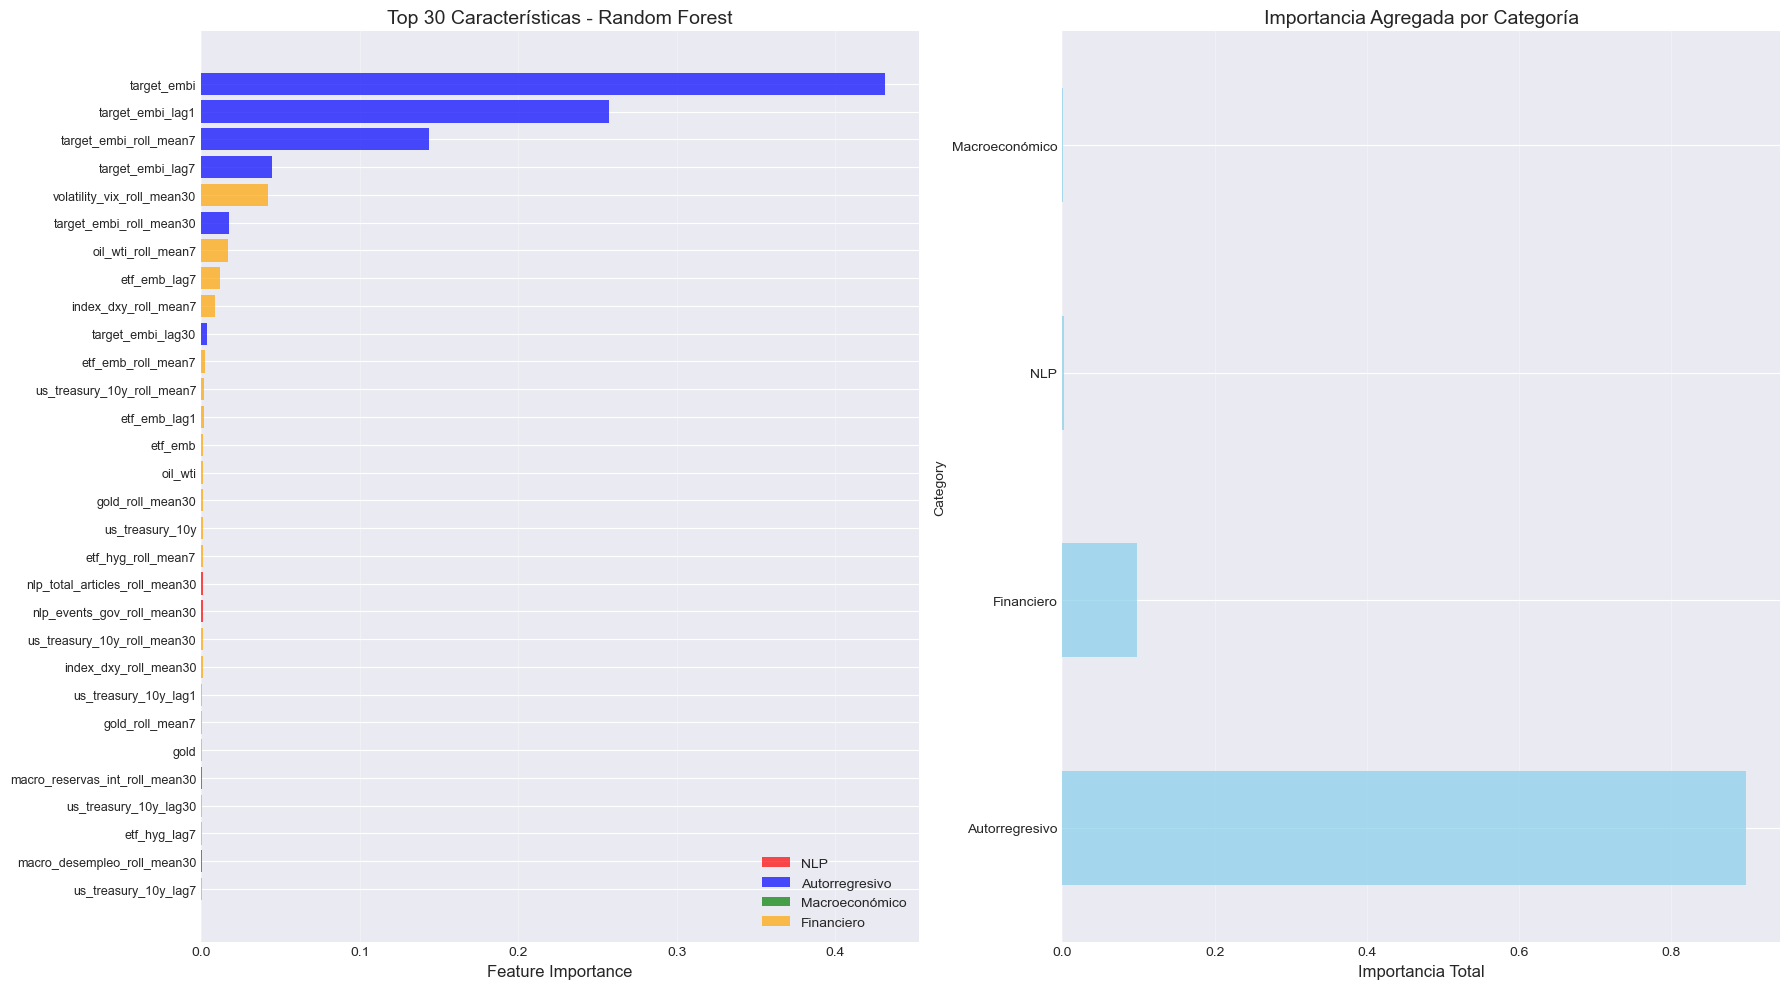
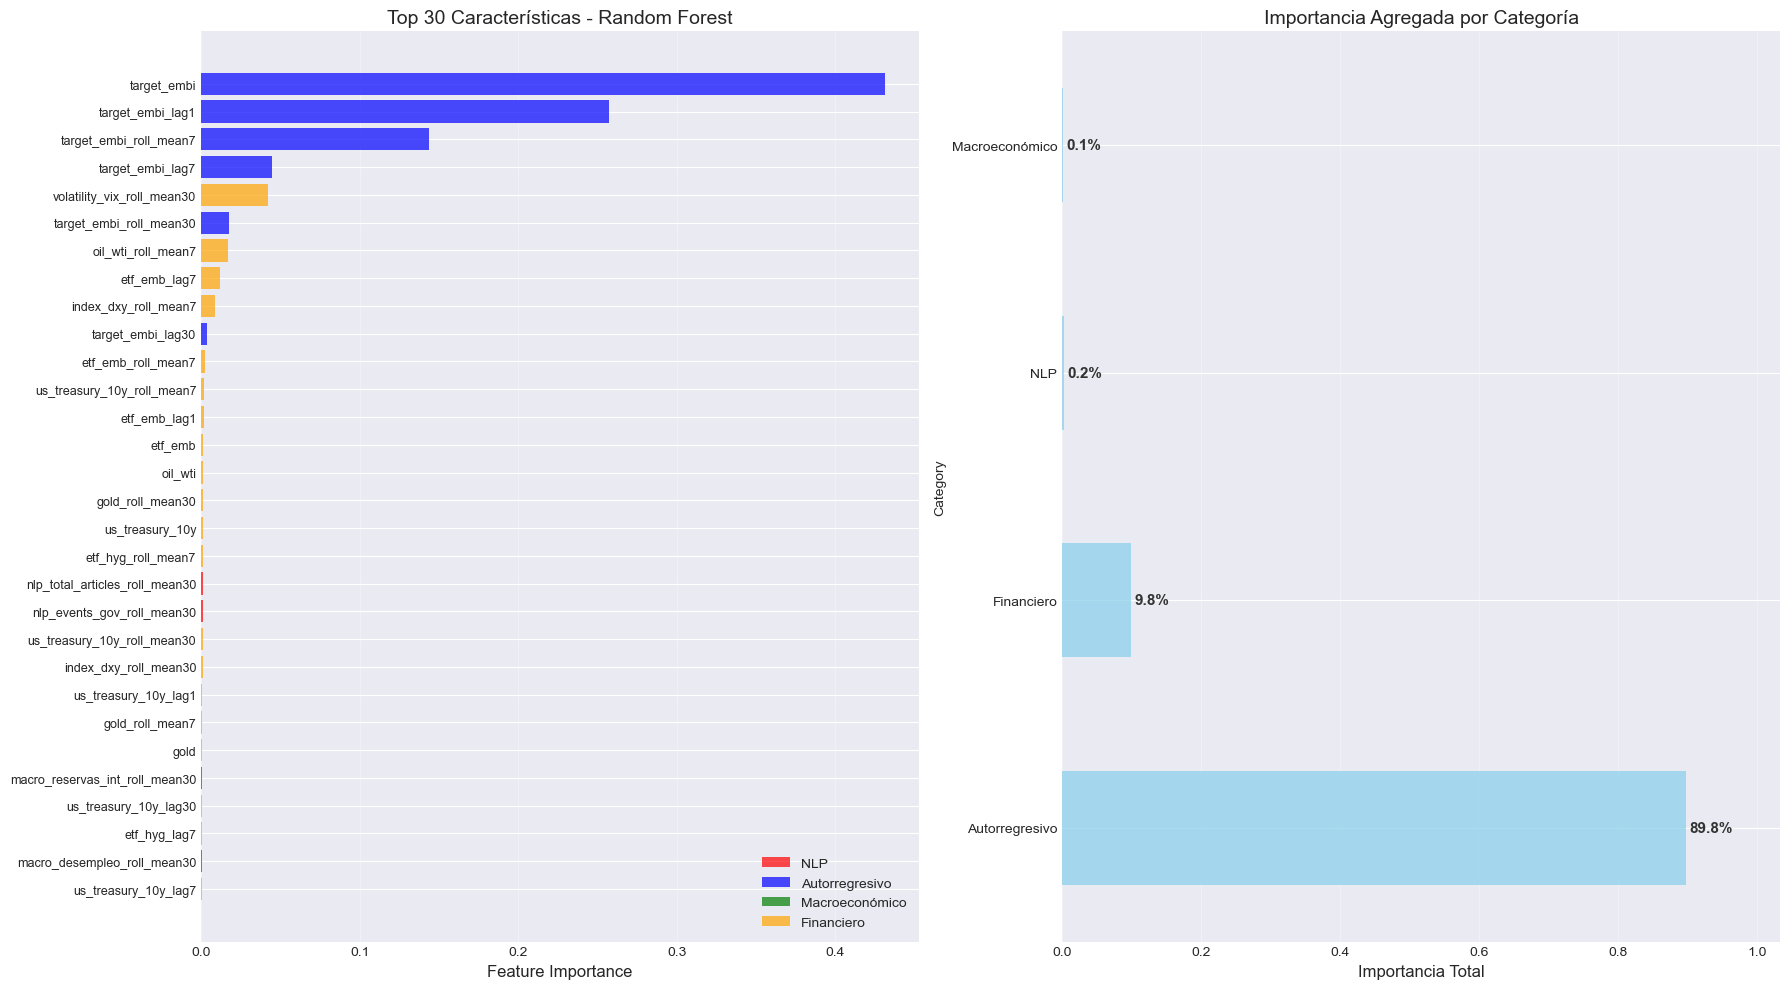
Unified diff of the notebook cell whose output changed from the first chart to the second:
--- before
+++ after
@@ -38,4 +38,6 @@
 category_importance = feat_imp_df.groupby('Category')['Importance'].agg(['mean', 'sum', 'count'])
 category_importance = category_importance.sort_values('sum', ascending=False)
+total_importance = feat_imp_df['Importance'].sum()
+category_importance['pct'] = (category_importance['sum'] / total_importance * 100).round(1)
 print(category_importance)
 
@@ -65,9 +67,18 @@
 
 # Gráfico 2: Importancia por categoría
-category_importance['sum'].plot(kind='barh', ax=axes[1], color='skyblue', alpha=0.7)
-axes[1].set_xlabel('Importancia Total', fontsize=12)
-axes[1].set_title('Importancia Agregada por Categoría', fontsize=14)
-axes[1].grid(True, alpha=0.3, axis='x')
+ax2 = axes[1]
+category_importance['sum'].plot(kind='barh', ax=ax2, color='skyblue', alpha=0.7)
+ax2.set_xlabel('Importancia Total', fontsize=12)
+ax2.set_title('Importancia Agregada por Categoría', fontsize=14)
+ax2.grid(True, alpha=0.3, axis='x')
 
+for i, (cat, row) in enumerate(category_importance.iterrows()):
+    ax2.text(
+        row['sum'] + total_importance * 0.005,  # pequeño margen a la derecha
+        i,
+        f"{row['pct']}%",
+        va='center', fontsize=11, fontweight='bold', color='#333333'
+    )
+ax2.set_xlim(right=category_importance['sum'].max() * 1.15) 
 plt.tight_layout()
 plt.show()

Commit: Commit Final V2